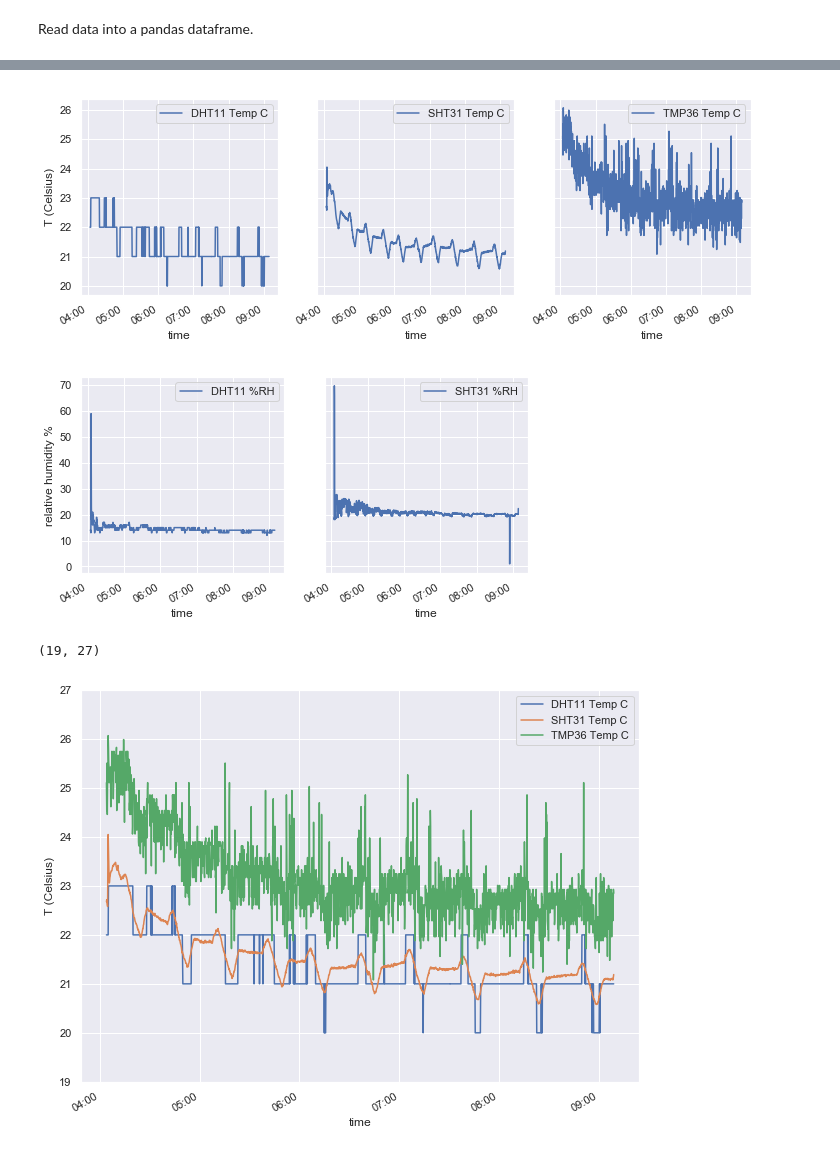
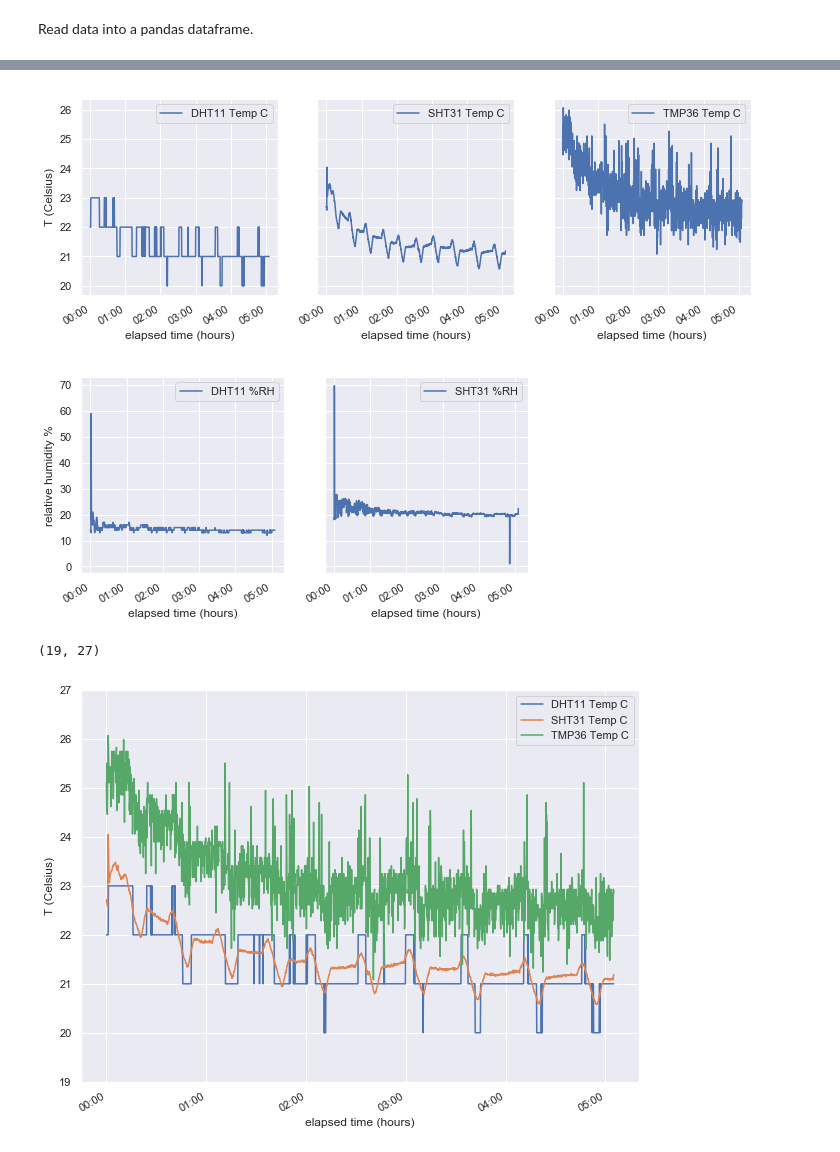
Before and after one commit to chryss/Tsensor_comparison, a Jupyter notebook: code_computer/plot_data.ipynb, the cells around one changed output, grey strips where cells are left out. Cells and saved outputs as stored; diff of their text form; code cells hidden in the pictures.

```diff
--- a/code_computer/plot_data.ipynb
+++ b/code_computer/plot_data.ipynb
@@ -28,6 +26,9 @@ data['time'] = pd.to_datetime(data['time_AKDT'], format='%Y%m%d_%H%M%S')
 # %%
 data.columns = ['time_AKDT', 'DHT11 Temp C', 'DHT11 %RH',
                 'TMP36 Temp C', 'SHT31 Temp C', 'SHT31 %RH']
+# %%
+data['time'] = pd.to_datetime(data['time_AKDT'], format='%Y%m%d_%H%M%S')
+data['elapsed'] = pd.to_datetime(data.time - data.time.iloc[0])
 # %%
 data.head()
 # %% [output]
@@ -40,11 +41,12 @@ data.head()
 # %%
 fig, [ax1, ax2, ax3] = plt.subplots(1, 3, sharey=True, figsize=(12, 4))
 
-data[['time', 'DHT11 Temp C']].set_index('time').plot(ax=ax1)
-data[['time', 'SHT31 Temp C']].set_index('time').plot(ax=ax2)
-data[['time', 'TMP36 Temp C']].set_index('time').plot(ax=ax3)
+data[['elapsed', 'DHT11 Temp C']].set_index('elapsed').plot(ax=ax1)
+data[['elapsed', 'SHT31 Temp C']].set_index('elapsed').plot(ax=ax2)
+data[['elapsed', 'TMP36 Temp C']].set_index('elapsed').plot(ax=ax3)
 ax1.set_ylabel('T (Celsius)')
 for ax in [ax1, ax2, ax3]:
     ax.xaxis.set_major_formatter(dates.DateFormatter('%H:%M'))
+    ax.set_xlabel('elapsed time (hours)')
 # %% [output]
-[figure, old version]
+[figure, new version]
@@ -51,10 +56,11 @@ for ax in [ax1, ax2, ax3]:
 # %%
 fig, [ax1, ax2] = plt.subplots(1, 2, sharey=True, figsize=(8, 4))
 
-data[['time', 'DHT11 %RH']].set_index('time').plot(ax=ax1)
-data[['time', 'SHT31 %RH']].set_index('time').plot(ax=ax2)
+data[['elapsed', 'DHT11 %RH']].set_index('elapsed').plot(ax=ax1)
+data[['elapsed', 'SHT31 %RH']].set_index('elapsed').plot(ax=ax2)
 ax1.set_ylabel('relative humidity %')
 for ax in [ax1, ax2]:
     ax.xaxis.set_major_formatter(dates.DateFormatter('%H:%M'))
+    ax.set_xlabel('elapsed time (hours)')
 # %% [output]
-[figure, old version]
+[figure, new version]
@@ -61,10 +70,12 @@ for ax in [ax1, ax2]:
 # %%
 fig, ax = plt.subplots(1, figsize=(10, 8))
 
-data[['time', 'DHT11 Temp C', 'SHT31 Temp C', 'TMP36 Temp C']].set_index('time').plot(ax=ax)
+data[['elapsed', 'DHT11 Temp C', 'SHT31 Temp C', 'TMP36 Temp C']].set_index('elapsed').plot(
+    ax=ax)
 ax.xaxis.set_major_formatter(dates.DateFormatter('%H:%M'))
+ax.set_xlabel('elapsed time (hours)')
 ax.set_ylabel('T (Celsius)')
 ax.set_ylim((19, 27))
 # %% [output]
 (19, 27)
-[figure, old version]
+[figure, new version]
```
Also changed, not shown: parts of 15 cells of this notebook.
